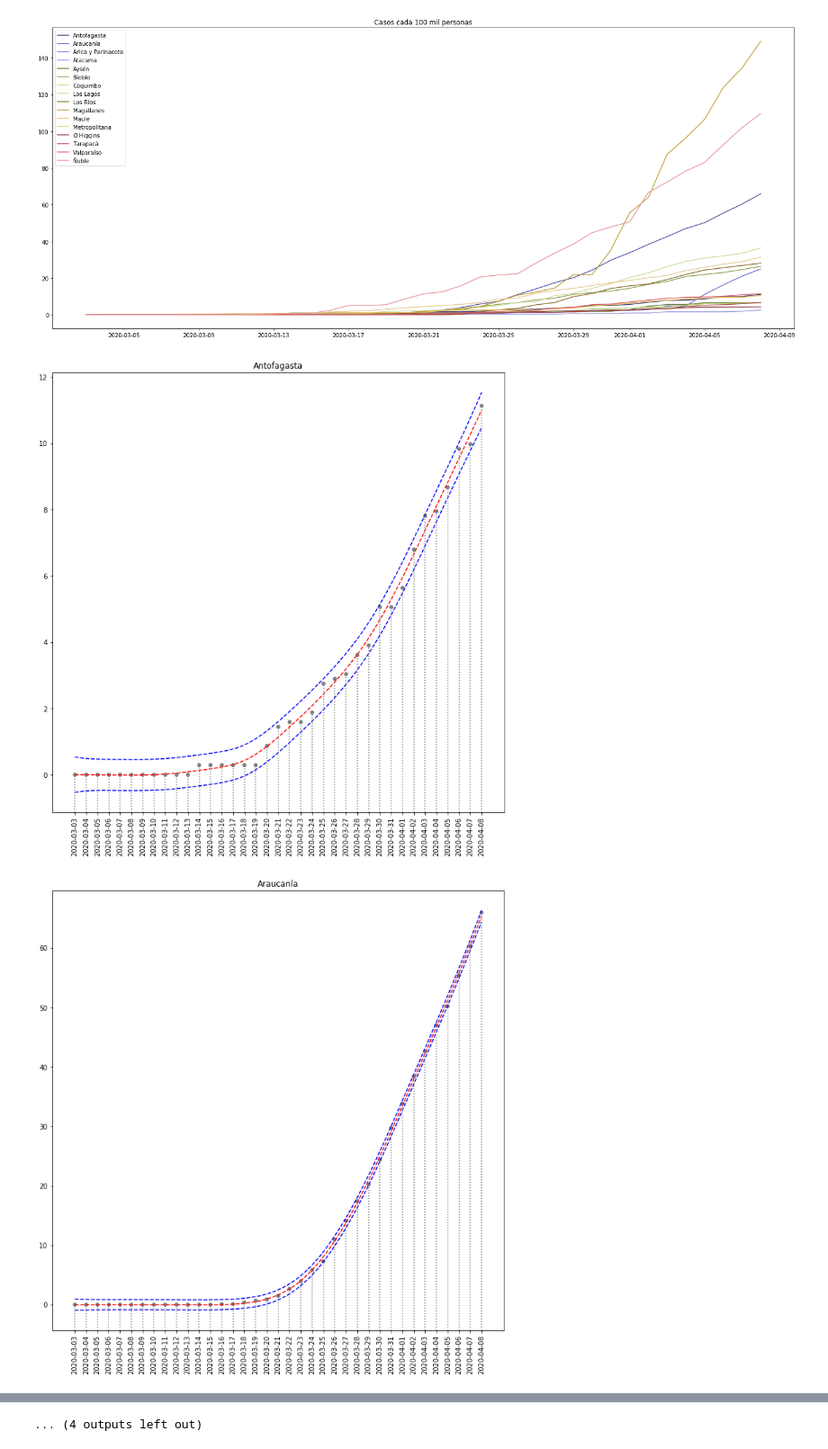
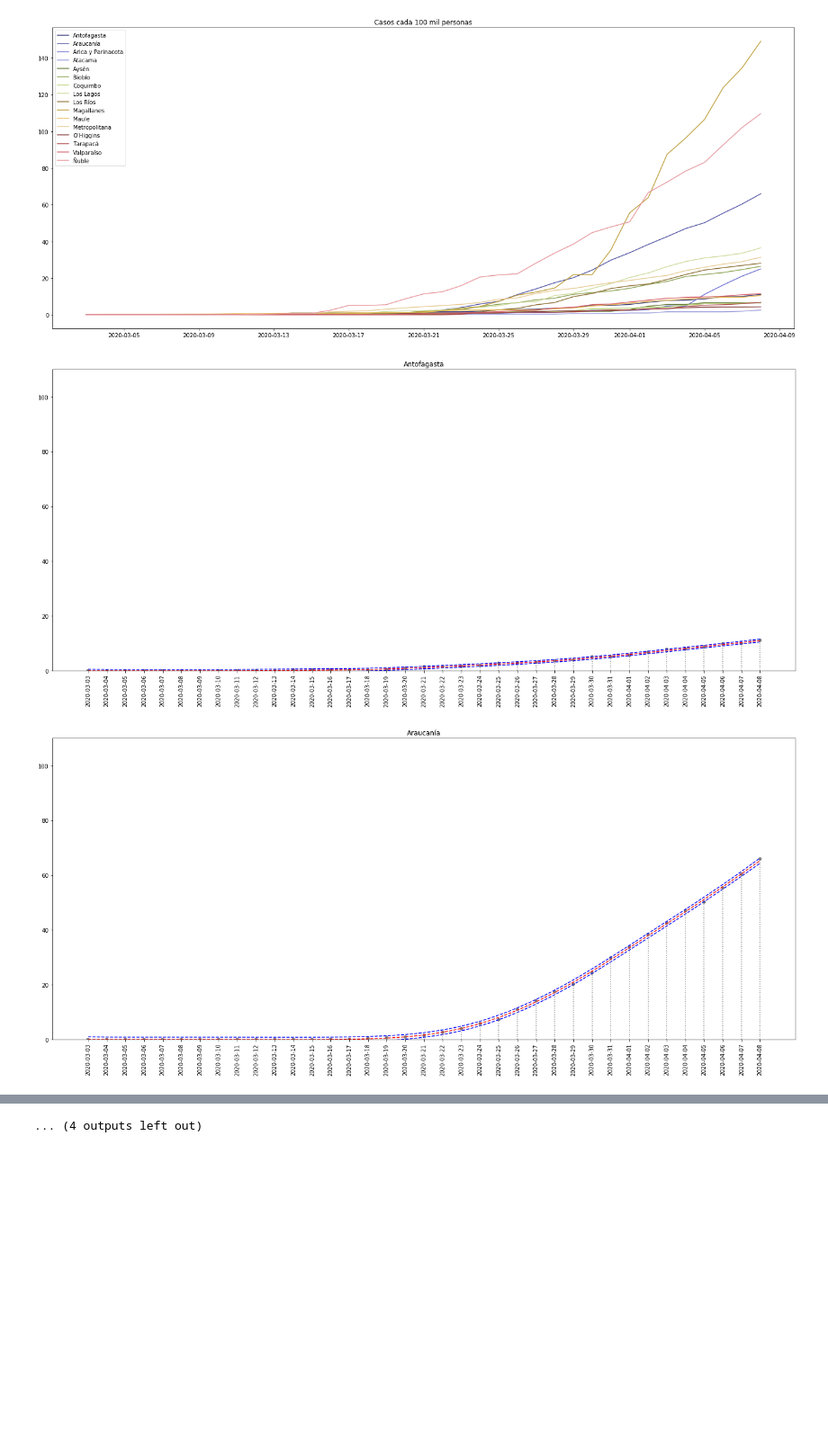
Before and after one commit to verasativa/covi-19-chile, a Jupyter notebook: regional-GAMs.ipynb, the cells around one changed output, grey strips where cells are left out. Shown at 90% size. Drawn from its saved outputs; the diff is of its cells as text; code cells hidden in the pictures; blank space fills up the shorter version.

Commit message:
feat: same scale plots @ regionals

```diff
--- a/regional-GAMs.ipynb
+++ b/regional-GAMs.ipynb
@@ -49,8 +25,8 @@ plt.legend()
 import matplotlib.pyplot as plt
 import datetime
 
-def plot_gam(gam, title, X, y, save = False):
-    fig, ax = plt.subplots(figsize=(12, 12))
+def plot_gam(gam, title, X, y, save = False, ylim=110):
+    fig, ax = plt.subplots(figsize=(24, 10))
     #plt.figure(figsize=(12, 12));
 
     XX = gam.generate_X_grid(0)
@@ -61,6 +37,7 @@ def plot_gam(gam, title, X, y, save = False):
     plt.scatter(X, y, facecolor='gray', edgecolors='none')
     plt.title(title)
     plt.xticks(X, rotation=90)
+    plt.ylim(0, ylim)
 
     # Create transformers for lines
     data2figure_trans = ax.transData
@@ -91,21 +70,21 @@ def nday2datetime_list(nday_list):
 # %%
 import numpy as np
 from pygam import LinearGAM, s, f
 
 for i, (region, rdf) in enumerate(df.groupby('region')):
     # Preparamos X, y
     X = np.expand_dims(rdf.reset_index().index.to_numpy(), 1)
     y = rdf.total_cada_100mil
 
     # Definimos nuetras GAM como una linear de s(0, n_splines=n_splines)
     n_splines = 20
     gam = LinearGAM(s(0, n_splines=n_splines))
 
     # Hacemos fit
     gam.fit(X, y)
 
     # Plot
-    plot_gam(gam, f'{region}', rdf.fecha, y)
+    plot_gam(gam, f'{region}', rdf.fecha, y, True)
 # %% [output]
-[figure, old version]
+[figure, new version]
-[figure, old version]
+[figure, new version]
```
Also changed, not shown: parts of 3 cells of this notebook.
